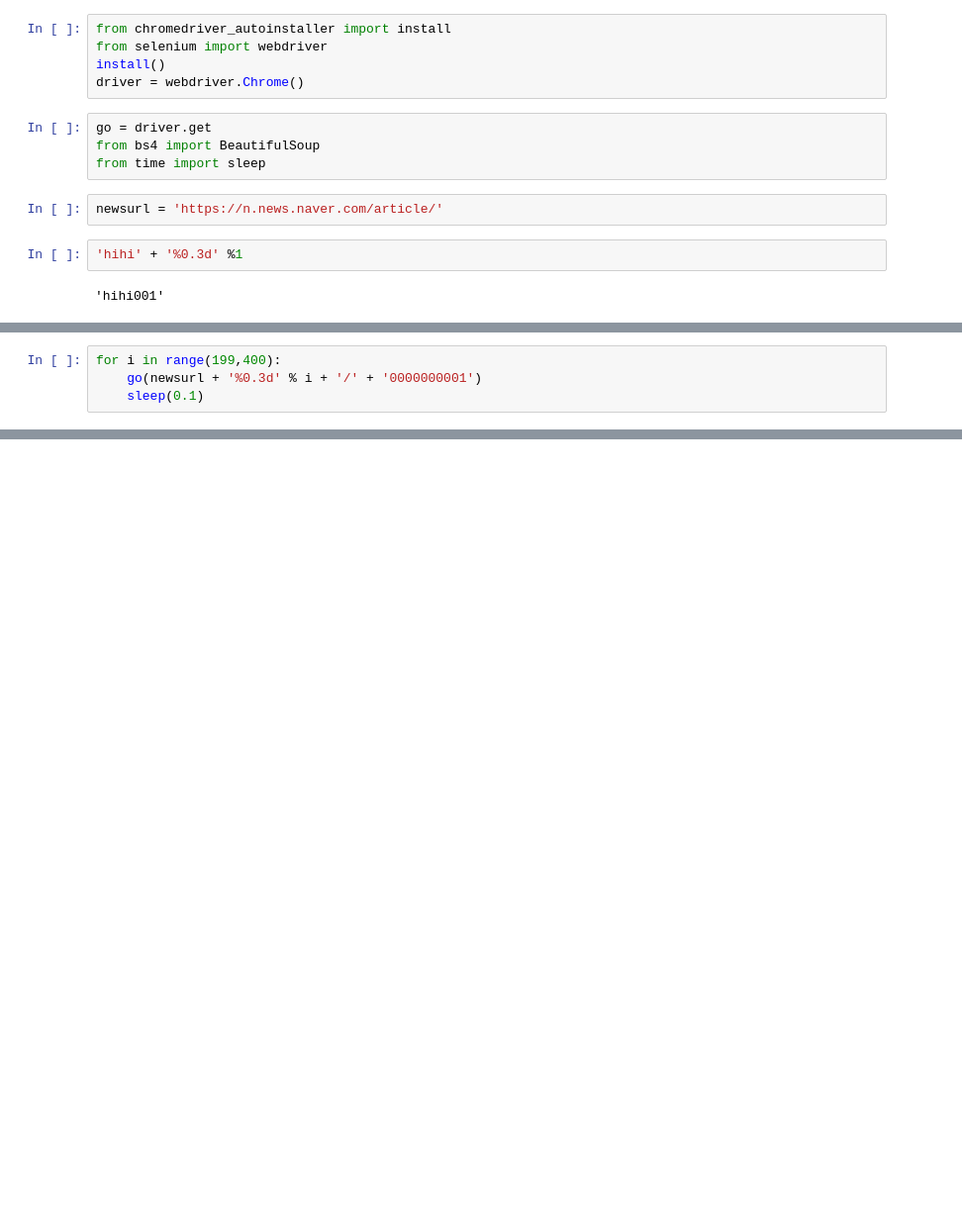
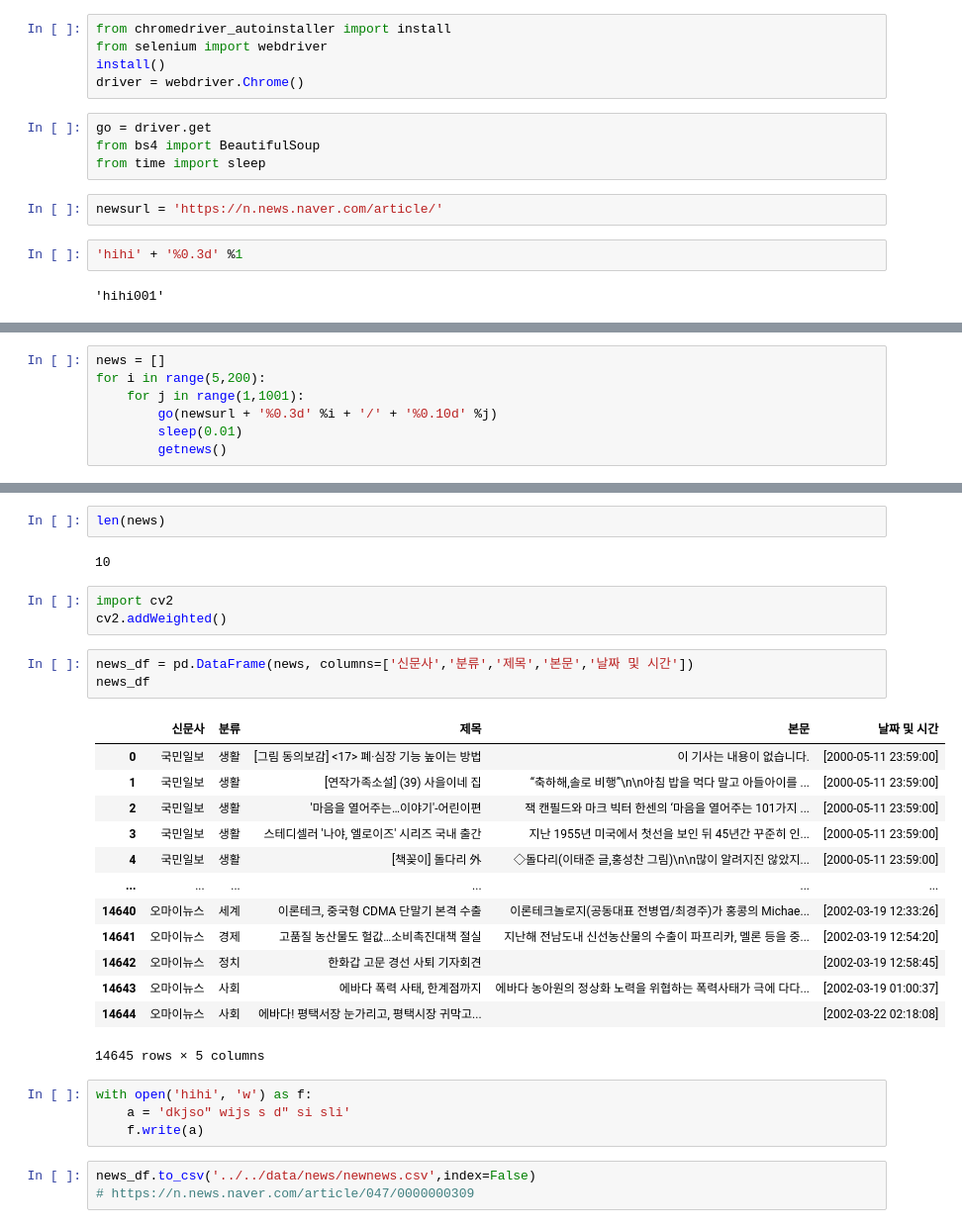
Before and after one commit to SunCreation/myalgo, a Jupyter notebook: lms/nlp/summary/KoreanNews.ipynb, the cells around one changed output, grey strips where cells are left out. Shown: that part at 99% size. Drawn from its saved outputs; the diff is of its cells as text; blank space fills up the shorter version.

```diff
--- a/lms/nlp/summary/KoreanNews.ipynb
+++ b/lms/nlp/summary/KoreanNews.ipynb
@@ -16,4 +71,7 @@ newsurl = 'https://n.news.naver.com/article/'
 # %%
-for i in range(199,400):
-    go(newsurl + '%0.3d' % i + '/' + '0000000001')
-    sleep(0.1)
+news = []
+for i in range(5,200):
+    for j in range(1,1001):
+        go(newsurl + '%0.3d' %i + '/' + '%0.10d' %j)
+        sleep(0.01)
+        getnews()
@@ -20,3 +97,34 @@ for i in range(199,400):
+# %%
+len(news)
+# %% [output]
+10
+# %%
+import cv2
+cv2.addWeighted()
+# %%
+news_df = pd.DataFrame(news, columns=['신문사','분류','제목','본문','날짜 및 시간'])
+news_df
+# %% [output]
+|  | 신문사 | 분류 | 제목 | 본문 | 날짜 및 시간 |
+| 0 | 국민일보 | 생활 | [그림 동의보감] <17> 폐·심장 기능 높이는 방법 | 이 기사는 내용이 없습니다. | [2000-05-11 23:59:00] |
+| 1 | 국민일보 | 생활 | [연작가족소설] (39) 사을이네 집 | “축하해,솔로 비행”\n\n아침 밥을 먹다 말고 아들아이를 ... | [2000-05-11 23:59:00] |
+| 2 | 국민일보 | 생활 | '마음을 열어주는…이야기'-어린이편 | 잭 캔필드와 마크 빅터 한센의 ‘마음을 열어주는 101가지 ... | [2000-05-11 23:59:00] |
+| 3 | 국민일보 | 생활 | 스테디셀러 '나야, 엘로이즈' 시리즈 국내 출간 | 지난 1955년 미국에서 첫선을 보인 뒤 45년간 꾸준히 인... | [2000-05-11 23:59:00] |
+| 4 | 국민일보 | 생활 | [책꽂이] 돌다리 外 | ◇돌다리(이태준 글,홍성찬 그림)\n\n많이 알려지진 않았지... | [2000-05-11 23:59:00] |
+| ... | ... | ... | ... | ... | ... |
+| 14640 | 오마이뉴스 | 세계 | 이론테크, 중국형 CDMA 단말기 본격 수출 | 이론테크놀로지(공동대표 전병엽/최경주)가 홍콩의 Michae... | [2002-03-19 12:33:26] |
+| 14641 | 오마이뉴스 | 경제 | 고품질 농산물도 헐값…소비촉진대책 절실 | 지난해 전남도내 신선농산물의 수출이 파프리카, 멜론 등을 중... | [2002-03-19 12:54:20] |
+| 14642 | 오마이뉴스 | 정치 | 한화갑 고문 경선 사퇴 기자회견 |  | [2002-03-19 12:58:45] |
+| 14643 | 오마이뉴스 | 사회 | 에바다 폭력 사태, 한계점까지 | 에바다 농아원의 정상화 노력을 위협하는 폭력사태가 극에 다다... | [2002-03-19 01:00:37] |
+| 14644 | 오마이뉴스 | 사회 | 에바다! 평택서장 눈가리고, 평택시장 귀막고... |  | [2002-03-22 02:18:08] |
+14645 rows × 5 columns
+# %%
+with open('hihi', 'w') as f:
+    a = 'dkjso" wijs s d" si sli'
+    f.write(a)
+# %%
+news_df.to_csv('../../data/news/newnews.csv',index=False)
+# https://n.news.naver.com/article/047/0000000309
 # %%
 print(len(hi:=driver.find_elements_by_css_selector('h4.title')))
 hi[0].text
```
Also changed, not shown: parts of 9 cells of this notebook, 13 other files.
